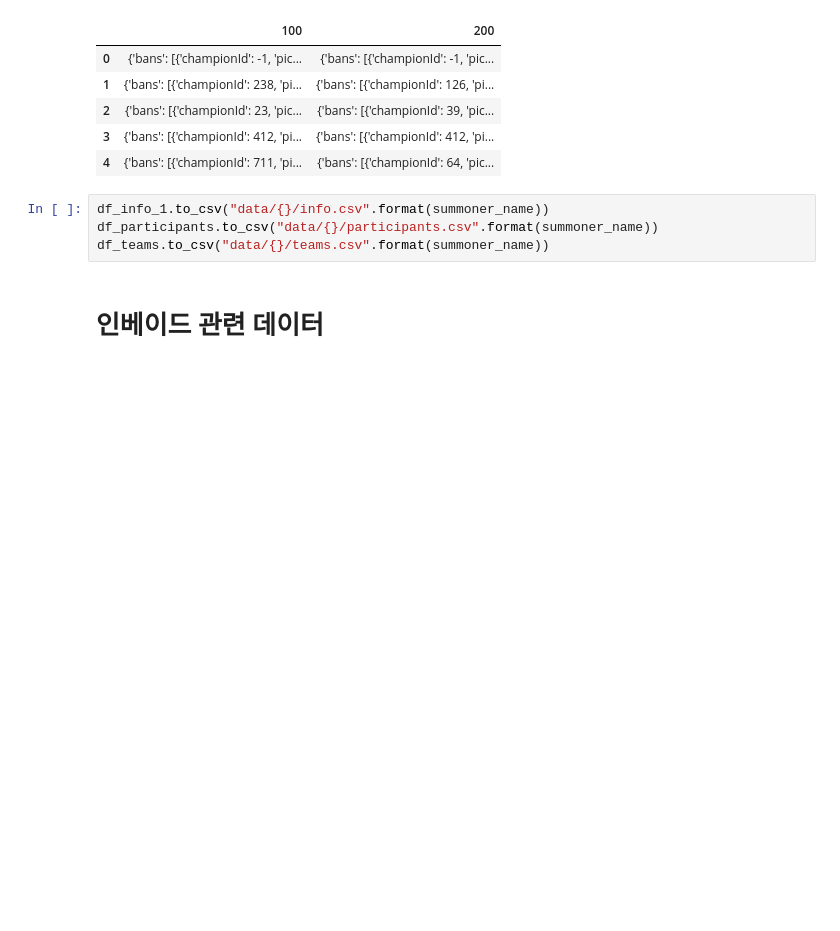
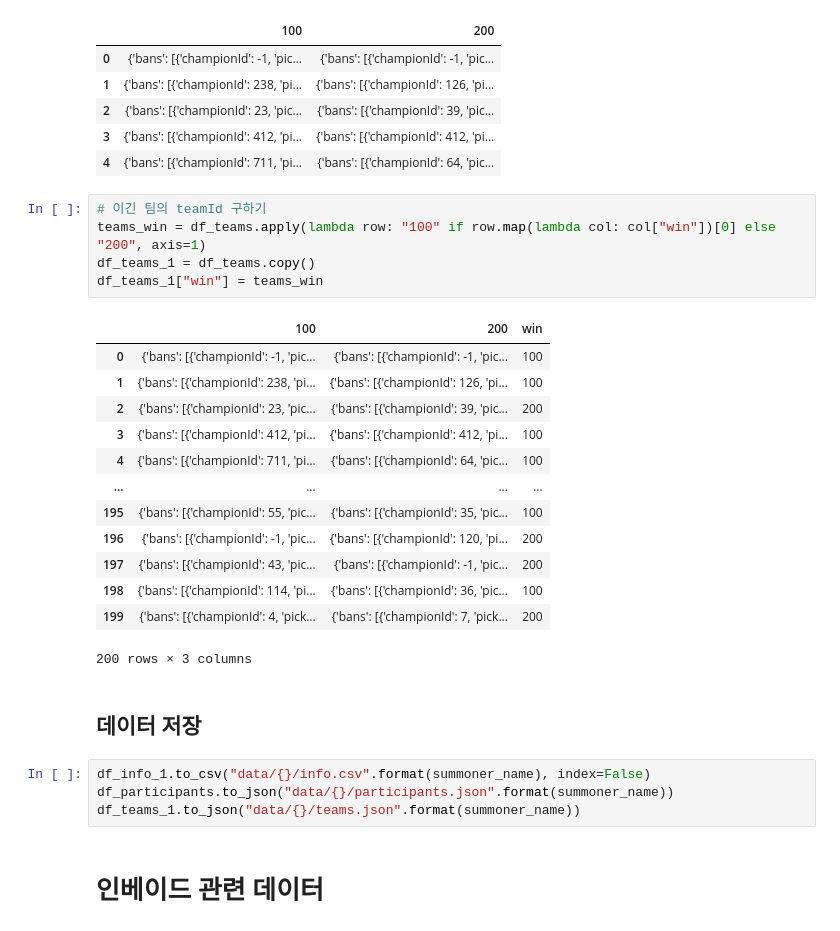
Before and after one commit to FireMoth-Yellme/LoL-Stat, a Jupyter notebook: data-mining/Jinx/jinx_dataset.ipynb, the cells around one changed output. Saved outputs shown, nothing was run; the diff lists cells and outputs as text; blank space fills up the shorter version.

```diff
--- a/data-mining/Jinx/jinx_dataset.ipynb
+++ b/data-mining/Jinx/jinx_dataset.ipynb
@@ -58,10 +82,31 @@ display(df_teams.head(5))
 | 2 | {'bans': [{'championId': 23, 'pic... | {'bans': [{'championId': 39, 'pic... |
 | 3 | {'bans': [{'championId': 412, 'pi... | {'bans': [{'championId': 412, 'pi... |
 | 4 | {'bans': [{'championId': 711, 'pi... | {'bans': [{'championId': 64, 'pic... |
+# %%
+# 이긴 팀의 teamId 구하기
+teams_win = df_teams.apply(lambda row: "100" if row.map(lambda col: col["win"])[0] else "200", axis=1)
+df_teams_1 = df_teams.copy()
+df_teams_1["win"] = teams_win
+# %% [output]
+|  | 100 | 200 | win |
+| 0 | {'bans': [{'championId': -1, 'pic... | {'bans': [{'championId': -1, 'pic... | 100 |
+| 1 | {'bans': [{'championId': 238, 'pi... | {'bans': [{'championId': 126, 'pi... | 100 |
+| 2 | {'bans': [{'championId': 23, 'pic... | {'bans': [{'championId': 39, 'pic... | 200 |
+| 3 | {'bans': [{'championId': 412, 'pi... | {'bans': [{'championId': 412, 'pi... | 100 |
+| 4 | {'bans': [{'championId': 711, 'pi... | {'bans': [{'championId': 64, 'pic... | 100 |
+| ... | ... | ... | ... |
+| 195 | {'bans': [{'championId': 55, 'pic... | {'bans': [{'championId': 35, 'pic... | 100 |
+| 196 | {'bans': [{'championId': -1, 'pic... | {'bans': [{'championId': 120, 'pi... | 200 |
+| 197 | {'bans': [{'championId': 43, 'pic... | {'bans': [{'championId': -1, 'pic... | 200 |
+| 198 | {'bans': [{'championId': 114, 'pi... | {'bans': [{'championId': 36, 'pic... | 100 |
+| 199 | {'bans': [{'championId': 4, 'pick... | {'bans': [{'championId': 7, 'pick... | 200 |
+200 rows × 3 columns
+# %% [markdown]
+## 데이터 저장
 # %%
-df_info_1.to_csv("data/{}/info.csv".format(summoner_name))
-df_participants.to_csv("data/{}/participants.csv".format(summoner_name))
-df_teams.to_csv("data/{}/teams.csv".format(summoner_name))
+df_info_1.to_csv("data/{}/info.csv".format(summoner_name), index=False)
+df_participants.to_json("data/{}/participants.json".format(summoner_name))
+df_teams_1.to_json("data/{}/teams.json".format(summoner_name))
 # %% [markdown]
 # 인베이드 관련 데이터
 # %%
```
Also changed, not shown: parts of 5 cells of this notebook.
